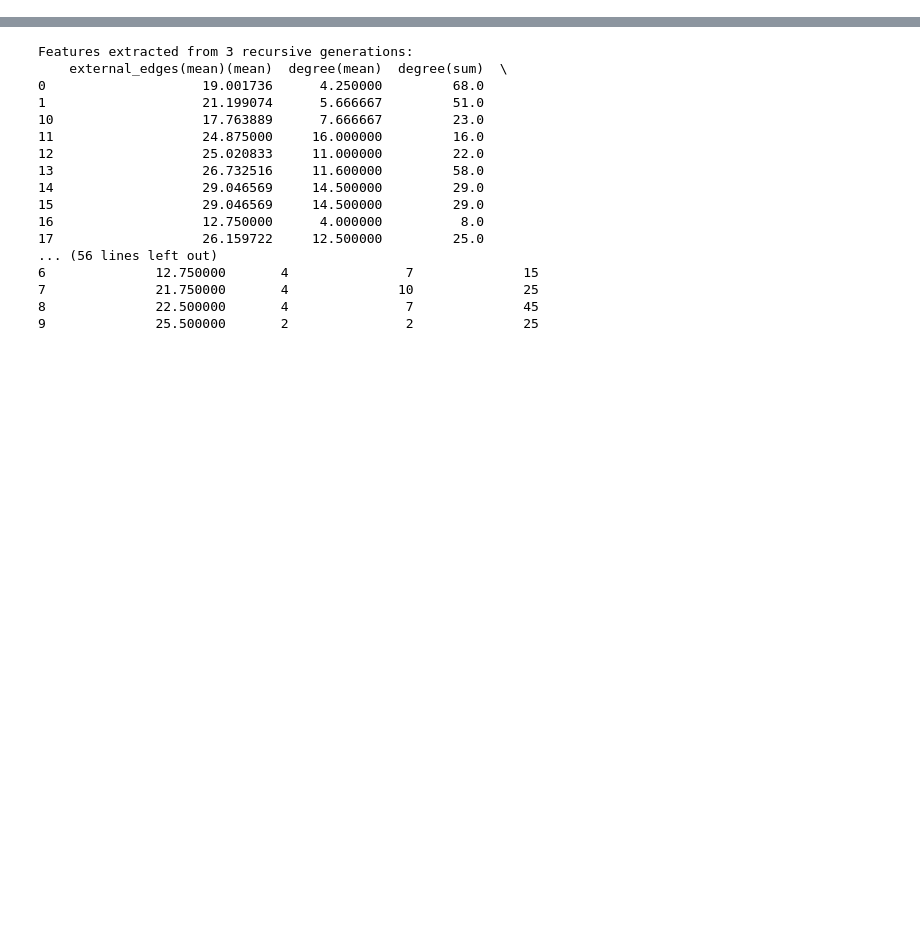
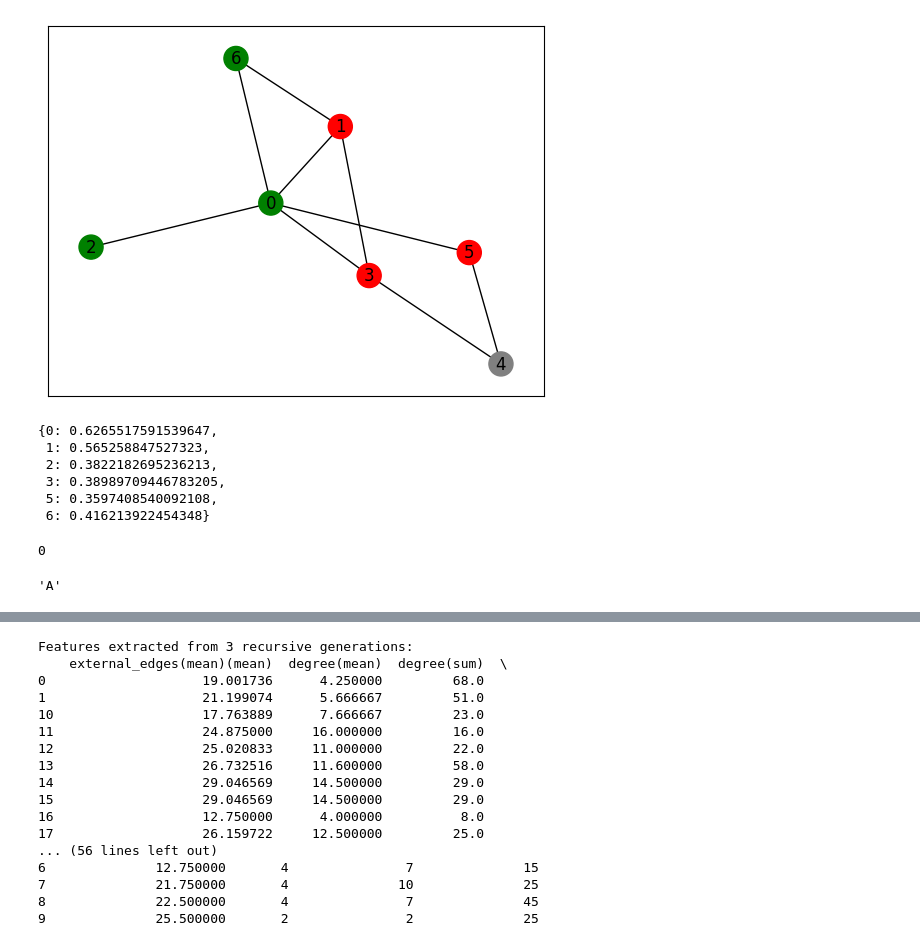
Before and after one commit to NSLab-CUK/Graph-Mining-Spring-2023, a Jupyter notebook: W10/Practice_10.ipynb, the cells around one changed output, grey strips where cells are left out. Drawn from its saved outputs; the diff is of its cells as text; code cells hidden in the pictures; blank space fills up the shorter version.

```diff
--- a/W10/Practice_10.ipynb
+++ b/W10/Practice_10.ipynb
@@ -0,0 +83,8 @@
+# %%
+# Lets hide labels of node 4
+unlabel_set = [4]
+for n in unlabel_set:
+    G.nodes[n]['label'] = ''
+draw_graph(G)
+# %% [output]
+[figure, added]
@@ -0,0 +96,20 @@
+# %%
+#print simrank
+#node_ = 0
+#del simrank[key]
+#for key,value in  simrank.items():
+#    print(key, value)
+simrank
+# %% [output]
+{0: 0.6265517591539647,
+ 1: 0.565258847527323,
+ 2: 0.3822182695236213,
+ 3: 0.38989709446783205,
+ 5: 0.3597408540092108,
+ 6: 0.416213922454348}
+# %%
+#finding the nodeID that have highest Simrank.
+max_nodeID_similar = max(simrank, key=lambda k: simrank[k])
+max_nodeID_similar
+# %% [output]
+0
@@ -0,0 +118,4 @@
+# %%
+G.nodes[4]['label']
+# %% [output]
+'A'
```
Also changed, not shown: parts of 24 cells of this notebook.
